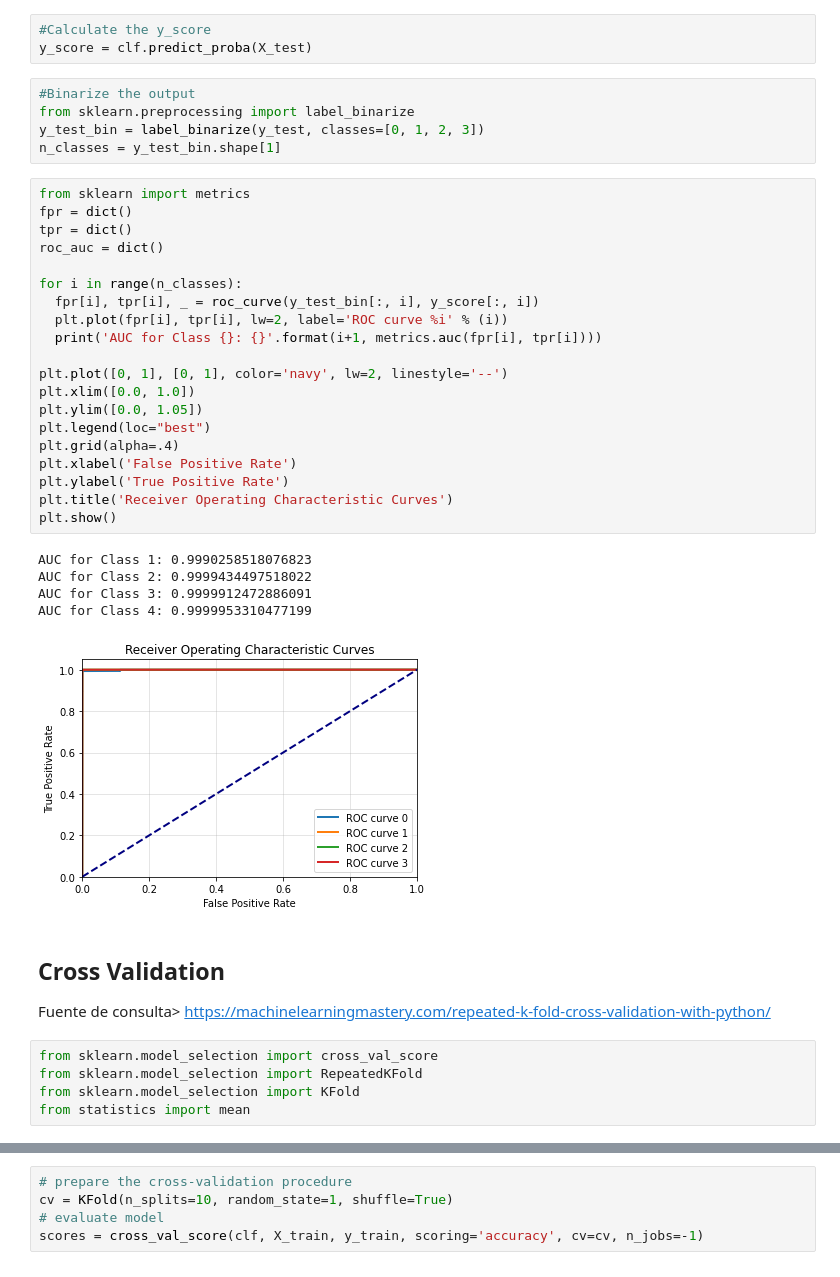
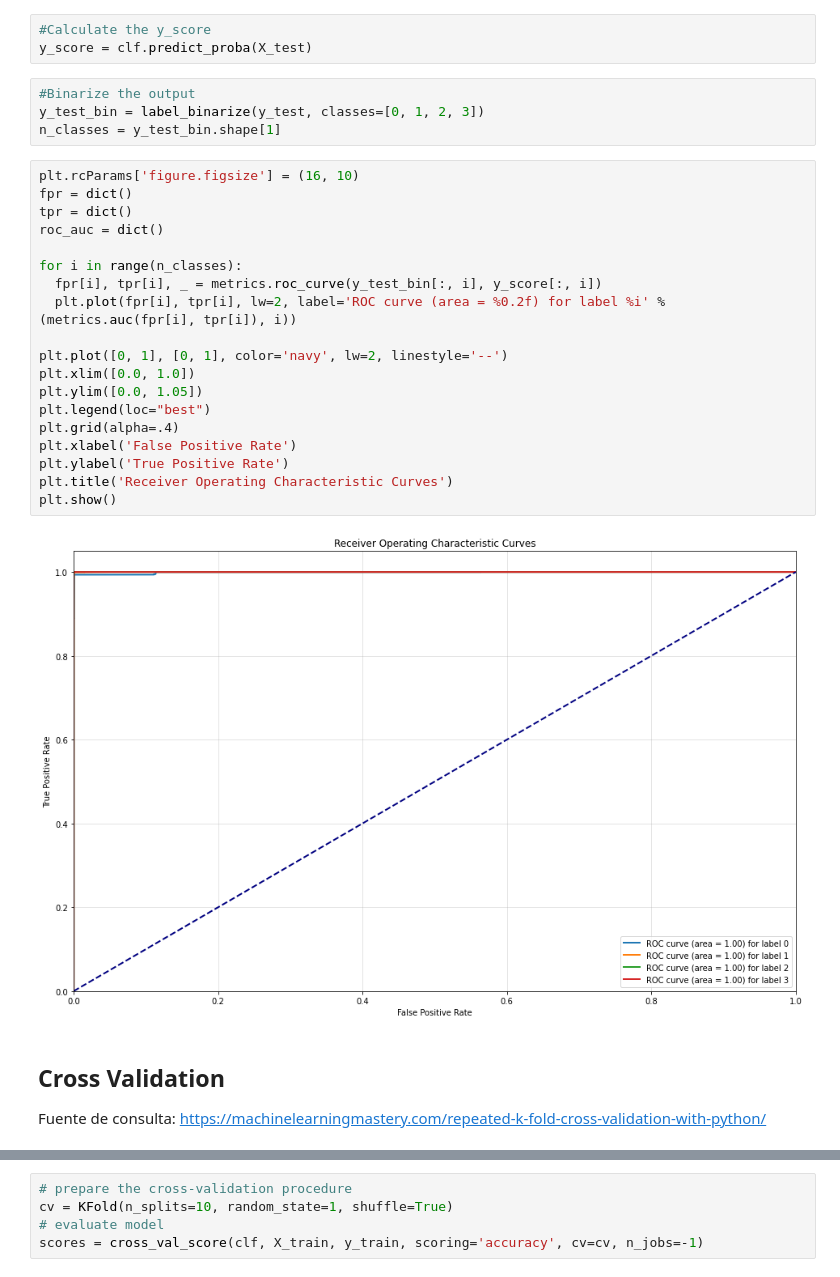
Before and after one commit to dianaxime/SDS-Proyecto1, a Jupyter notebook: Modelo2.ipynb, the cells around one changed output, grey strips where cells are left out. Drawn from its saved outputs; the diff is of its cells as text.

Commit message:
k folds

```diff
--- a/Modelo2.ipynb
+++ b/Modelo2.ipynb
@@ -82,41 +118,30 @@ Extraído de: https://laurenliz22.github.io/roc_curve_multiclass_predictions_ran
 y_score = clf.predict_proba(X_test)
 # %%
 #Binarize the output
-from sklearn.preprocessing import label_binarize
 y_test_bin = label_binarize(y_test, classes=[0, 1, 2, 3])
 n_classes = y_test_bin.shape[1]
 # %%
-from sklearn import metrics
+plt.rcParams['figure.figsize'] = (16, 10)
 fpr = dict()
 tpr = dict()
 roc_auc = dict()
 
 for i in range(n_classes):
-  fpr[i], tpr[i], _ = roc_curve(y_test_bin[:, i], y_score[:, i])
-  plt.plot(fpr[i], tpr[i], lw=2, label='ROC curve %i' % (i))
-  print('AUC for Class {}: {}'.format(i+1, metrics.auc(fpr[i], tpr[i])))
+  fpr[i], tpr[i], _ = metrics.roc_curve(y_test_bin[:, i], y_score[:, i])
+  plt.plot(fpr[i], tpr[i], lw=2, label='ROC curve (area = %0.2f) for label %i' % (metrics.auc(fpr[i], tpr[i]), i))
 
 plt.plot([0, 1], [0, 1], color='navy', lw=2, linestyle='--')
 plt.xlim([0.0, 1.0])
 plt.ylim([0.0, 1.05])
 plt.legend(loc="best")
 plt.grid(alpha=.4)
 plt.xlabel('False Positive Rate')
 plt.ylabel('True Positive Rate')
 plt.title('Receiver Operating Characteristic Curves')
 plt.show()
 # %% [output]
-AUC for Class 1: 0.9990258518076823
-AUC for Class 2: 0.9999434497518022
-AUC for Class 3: 0.9999912472886091
-AUC for Class 4: 0.9999953310477199
-[figure, old version]
+[figure, new version]
 # %% [markdown]
 ## Cross Validation
-Fuente de consulta> https://machinelearningmastery.com/repeated-k-fold-cross-validation-with-python/
+Fuente de consulta: https://machinelearningmastery.com/repeated-k-fold-cross-validation-with-python/
-# %%
-from sklearn.model_selection import cross_val_score
-from sklearn.model_selection import RepeatedKFold
-from sklearn.model_selection import KFold
-from statistics import mean
 # %%
```
Also changed, not shown: parts of 8 cells of this notebook, 2 other files.
